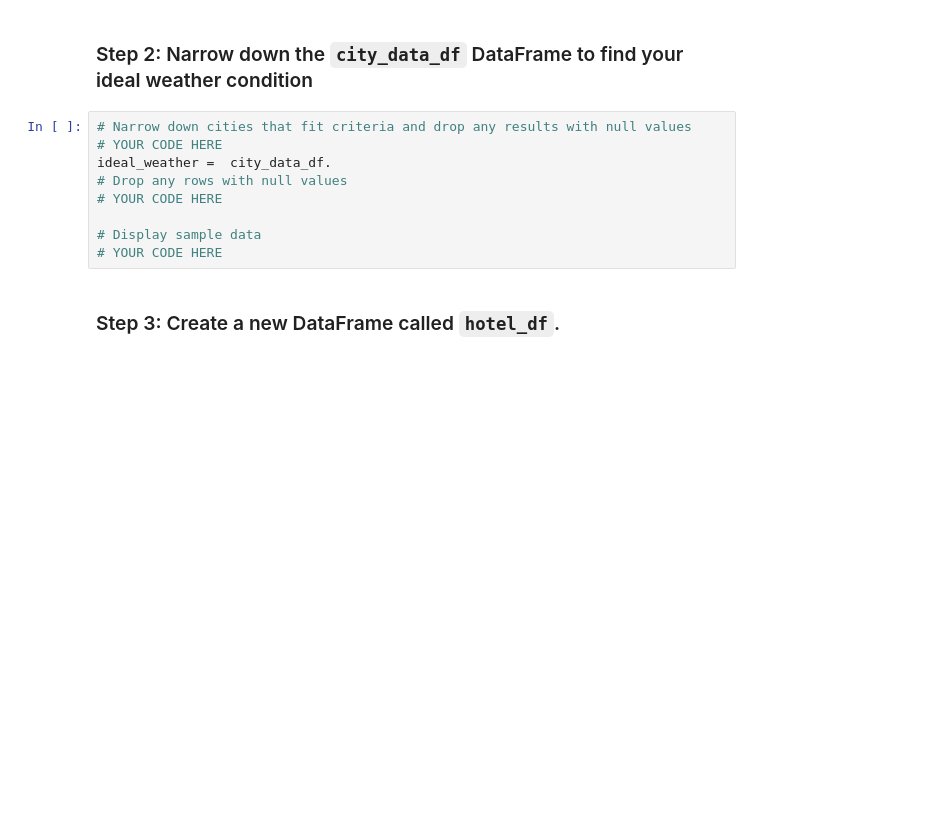
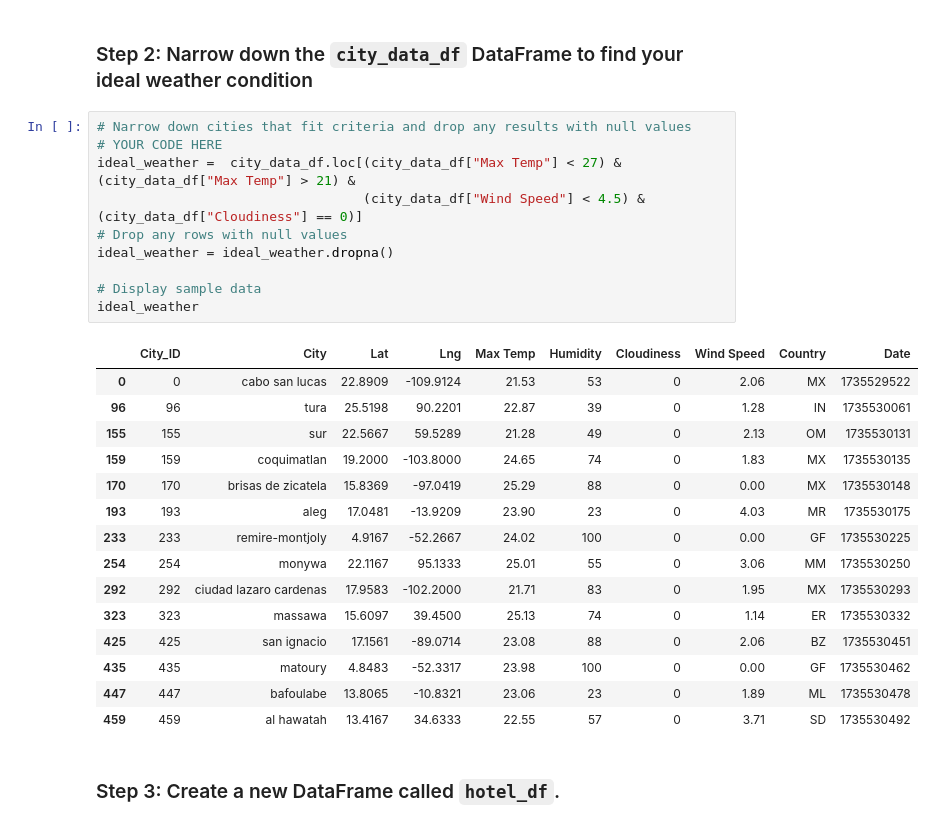
Before and after one commit to M-Soriano/python-api-challenge, a Jupyter notebook: VacationPy.ipynb, the cells around one changed output. Drawn from its saved outputs; the diff is of its cells as text; blank space fills up the shorter version.

Commit message:
In VacationPy.ipynb adding filter for ideal weather

```diff
--- a/VacationPy.ipynb
+++ b/VacationPy.ipynb
@@ -59,12 +59,29 @@ humidity_map
 # %%
 # Narrow down cities that fit criteria and drop any results with null values
 # YOUR CODE HERE
-ideal_weather =  city_data_df.
+ideal_weather =  city_data_df.loc[(city_data_df["Max Temp"] < 27) & (city_data_df["Max Temp"] > 21) &
+                                  (city_data_df["Wind Speed"] < 4.5) & (city_data_df["Cloudiness"] == 0)]
 # Drop any rows with null values
-# YOUR CODE HERE
+ideal_weather = ideal_weather.dropna()
 
 # Display sample data
-# YOUR CODE HERE
+ideal_weather
+# %% [output]
+|  | City_ID | City | Lat | Lng | Max Temp | Humidity | Cloudiness | Wind Speed | Country | Date |
+| 0 | 0 | cabo san lucas | 22.8909 | -109.9124 | 21.53 | 53 | 0 | 2.06 | MX | 1735529522 |
+| 96 | 96 | tura | 25.5198 | 90.2201 | 22.87 | 39 | 0 | 1.28 | IN | 1735530061 |
+| 155 | 155 | sur | 22.5667 | 59.5289 | 21.28 | 49 | 0 | 2.13 | OM | 1735530131 |
+| 159 | 159 | coquimatlan | 19.2000 | -103.8000 | 24.65 | 74 | 0 | 1.83 | MX | 1735530135 |
+| 170 | 170 | brisas de zicatela | 15.8369 | -97.0419 | 25.29 | 88 | 0 | 0.00 | MX | 1735530148 |
+| 193 | 193 | aleg | 17.0481 | -13.9209 | 23.90 | 23 | 0 | 4.03 | MR | 1735530175 |
+| 233 | 233 | remire-montjoly | 4.9167 | -52.2667 | 24.02 | 100 | 0 | 0.00 | GF | 1735530225 |
+| 254 | 254 | monywa | 22.1167 | 95.1333 | 25.01 | 55 | 0 | 3.06 | MM | 1735530250 |
+| 292 | 292 | ciudad lazaro cardenas | 17.9583 | -102.2000 | 21.71 | 83 | 0 | 1.95 | MX | 1735530293 |
+| 323 | 323 | massawa | 15.6097 | 39.4500 | 25.13 | 74 | 0 | 1.14 | ER | 1735530332 |
+| 425 | 425 | san ignacio | 17.1561 | -89.0714 | 23.08 | 88 | 0 | 2.06 | BZ | 1735530451 |
+| 435 | 435 | matoury | 4.8483 | -52.3317 | 23.98 | 100 | 0 | 0.00 | GF | 1735530462 |
+| 447 | 447 | bafoulabe | 13.8065 | -10.8321 | 23.06 | 23 | 0 | 1.89 | ML | 1735530478 |
+| 459 | 459 | al hawatah | 13.4167 | 34.6333 | 22.55 | 57 | 0 | 3.71 | SD | 1735530492 |
 # %% [markdown]
 ### Step 3: Create a new DataFrame called `hotel_df`.
 # %%
```
Also changed, not shown: parts of 2 cells of this notebook.
